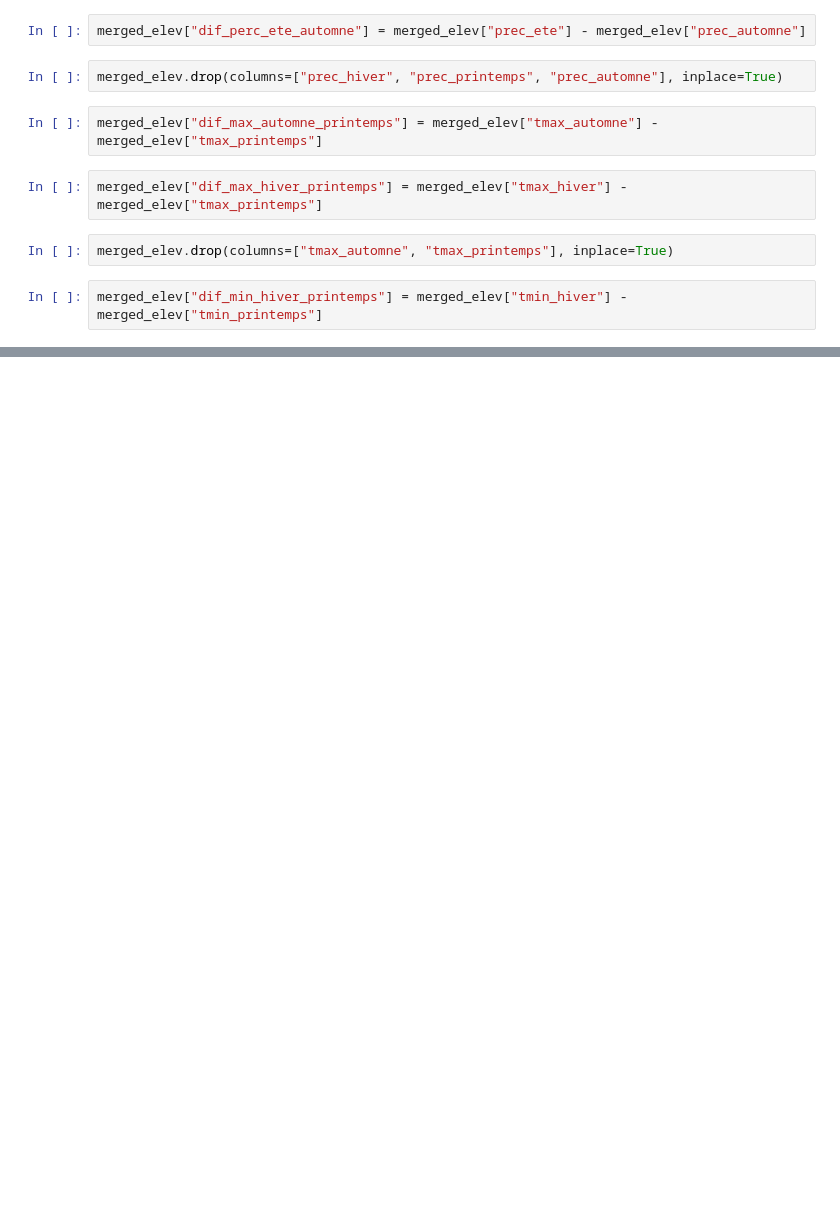
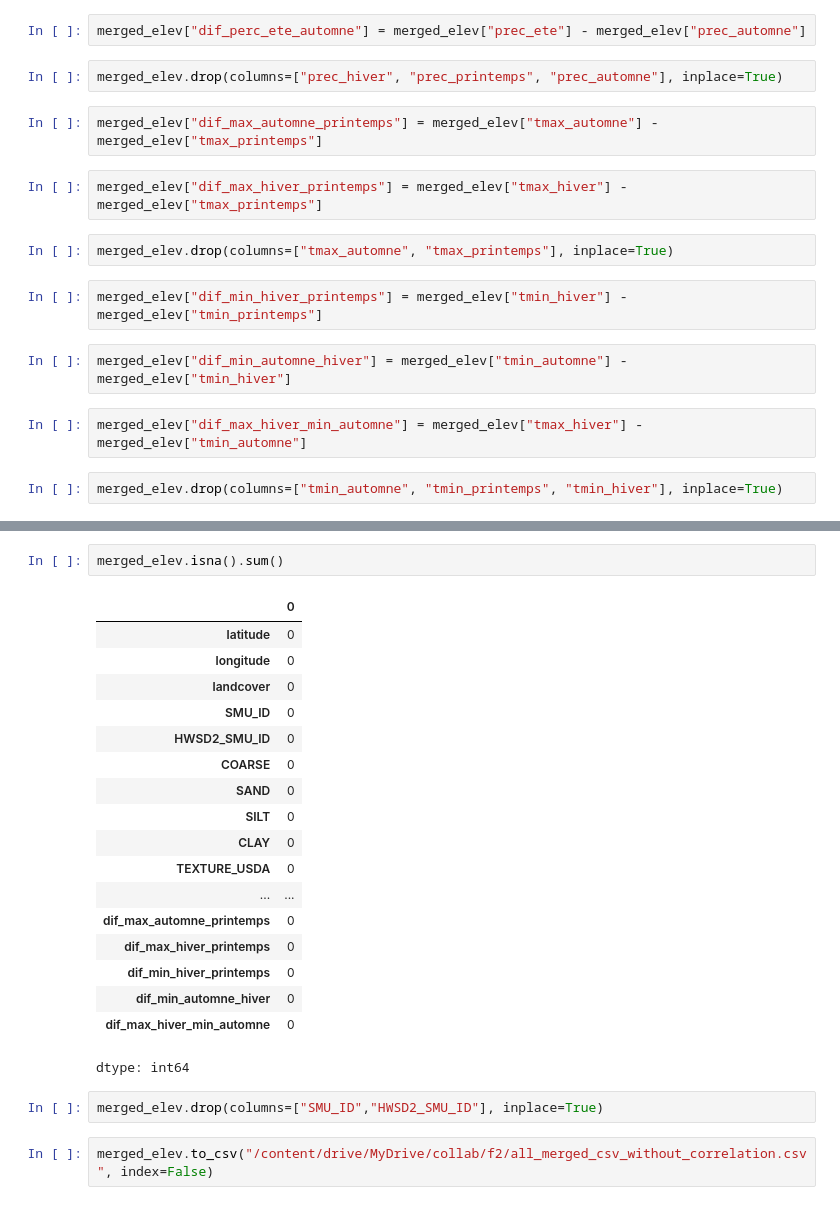
Before and after one commit to AbdelkarimElm/data-driven-wildfire-prediction-portugal, a Jupyter notebook: merge/MergeCollab.ipynb, the cells around one changed output, grey strips where cells are left out. Drawn from its saved outputs; the diff is of its cells as text; blank space fills up the shorter version.

Commit message:
Drop highly correlated features

```diff
--- a/merge/MergeCollab.ipynb
+++ b/merge/MergeCollab.ipynb
@@ -260,3 +260,9 @@ merged_elev["dif_max_hiver_printemps"] = merged_elev["tmax_hiver"] - merged_elev
 merged_elev.drop(columns=["tmax_automne", "tmax_printemps"], inplace=True)
 # %%
 merged_elev["dif_min_hiver_printemps"] = merged_elev["tmin_hiver"] - merged_elev["tmin_printemps"]
+# %%
+merged_elev["dif_min_automne_hiver"] = merged_elev["tmin_automne"] - merged_elev["tmin_hiver"]
+# %%
+merged_elev["dif_max_hiver_min_automne"] = merged_elev["tmax_hiver"] - merged_elev["tmin_automne"]
+# %%
+merged_elev.drop(columns=["tmin_automne", "tmin_printemps", "tmin_hiver"], inplace=True)
@@ -262,0 +295,25 @@ merged_elev["dif_min_hiver_printemps"] = merged_elev["tmin_hiver"] - merged_elev
+# %%
+merged_elev.isna().sum()
+# %% [output]
+|  | 0 |
+| latitude | 0 |
+| longitude | 0 |
+| landcover | 0 |
+| SMU_ID | 0 |
+| HWSD2_SMU_ID | 0 |
+| COARSE | 0 |
+| SAND | 0 |
+| SILT | 0 |
+| CLAY | 0 |
+| TEXTURE_USDA | 0 |
+| ... | ... |
+| dif_max_automne_printemps | 0 |
+| dif_max_hiver_printemps | 0 |
+| dif_min_hiver_printemps | 0 |
+| dif_min_automne_hiver | 0 |
+| dif_max_hiver_min_automne | 0 |
+dtype: int64
+# %%
+merged_elev.drop(columns=["SMU_ID","HWSD2_SMU_ID"], inplace=True)
+# %%
+merged_elev.to_csv("/content/drive/MyDrive/collab/f2/all_merged_csv_without_correlation.csv", index=False)
```
Also changed, not shown: parts of 1 cell of this notebook.
